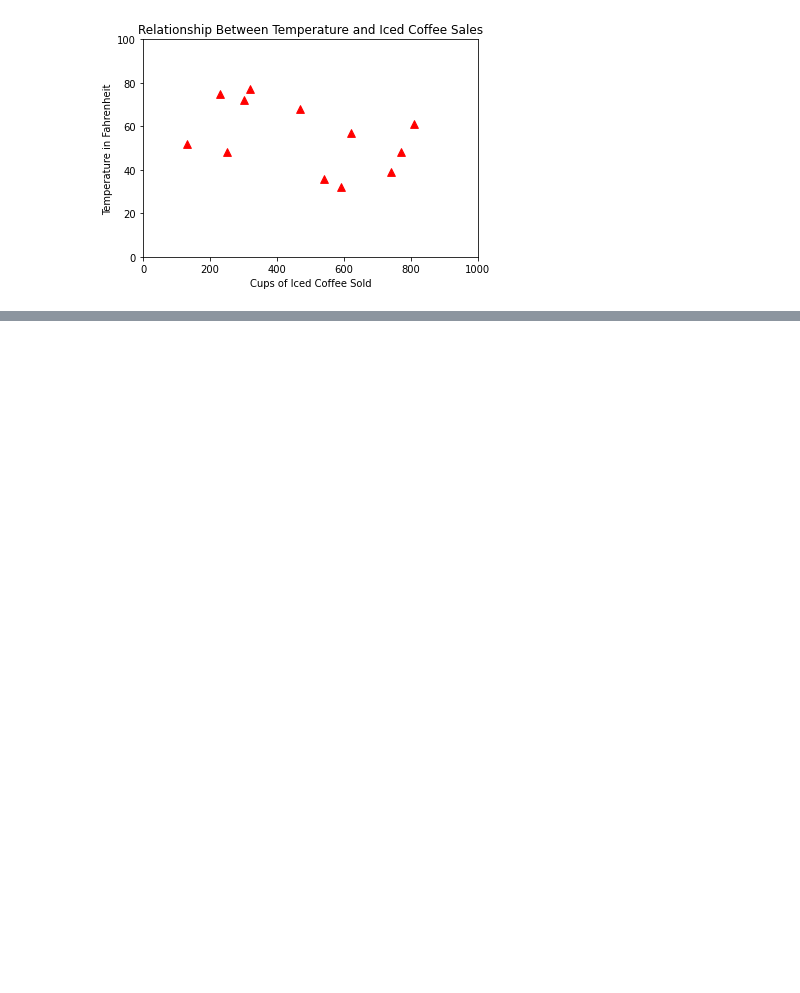
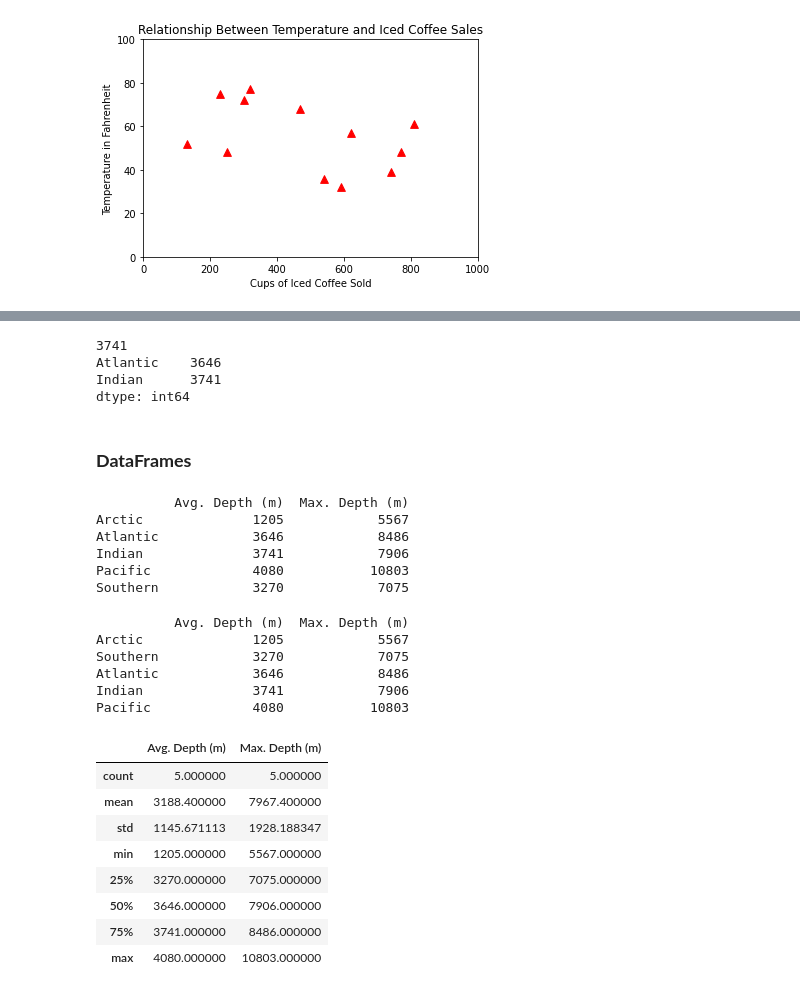
Before and after one commit to Kassaye52/kb_Python, a Jupyter notebook: how_to_code_in_python/digital_ocean_tutorial.ipynb, the cells around one changed output, grey strips where cells are left out. Cells and saved outputs as stored; diff of their text form; code cells hidden in the pictures; blank space fills up the shorter version.

```diff
--- a/how_to_code_in_python/digital_ocean_tutorial.ipynb
+++ b/how_to_code_in_python/digital_ocean_tutorial.ipynb
@@ -64,0 +99,66 @@ Error:
+# %%
+print(avg_ocean_depth['Indian'])
+print(avg_ocean_depth['Atlantic':'Indian'])
+# %% [output]
+3741
+Atlantic    3646
+Indian      3741
+dtype: int64
+# %% [markdown]
+### **DataFrames**
+# %%
+import numpy as np
+import pandas as pd
+
+
+avg_ocean_depth = pd.Series({
+                    'Arctic': 1205,
+                    'Atlantic': 3646,
+                    'Indian': 3741,
+                    'Pacific': 4080,
+                    'Southern': 3270
+})
+
+max_ocean_depth = pd.Series({
+                    'Arctic': 5567,
+                    'Atlantic': 8486,
+                    'Indian': 7906,
+                    'Pacific': 10803,
+                    'Southern': 7075
+})
+# %%
+ocean_depths = pd.DataFrame({
+    "Avg. Depth (m)": avg_ocean_depth,
+    "Max. Depth (m)": max_ocean_depth
+})
+print(ocean_depths)
+# %% [output]
+          Avg. Depth (m)  Max. Depth (m)
+Arctic              1205            5567
+Atlantic            3646            8486
+Indian              3741            7906
+Pacific             4080           10803
+Southern            3270            7075
+# %%
+# Sorting a Data in DataFrames
+print(ocean_depths.sort_values("Avg. Depth (m)", ascending=True))
+# %% [output]
+          Avg. Depth (m)  Max. Depth (m)
+Arctic              1205            5567
+Southern            3270            7075
+Atlantic            3646            8486
+Indian              3741            7906
+Pacific             4080           10803
+# %%
+# Statistical Analysis with DataFrames
+ocean_depths.describe()
+# %% [output]
+|  | Avg. Depth (m) | Max. Depth (m) |
+| count | 5.000000 | 5.000000 |
+| mean | 3188.400000 | 7967.400000 |
+| std | 1145.671113 | 1928.188347 |
+| min | 1205.000000 | 5567.000000 |
+| 25% | 3270.000000 | 7075.000000 |
+| 50% | 3646.000000 | 7906.000000 |
+| 75% | 3741.000000 | 8486.000000 |
+| max | 4080.000000 | 10803.000000 |
```
Also changed, not shown: parts of 20 cells of this notebook, 3 other files.
